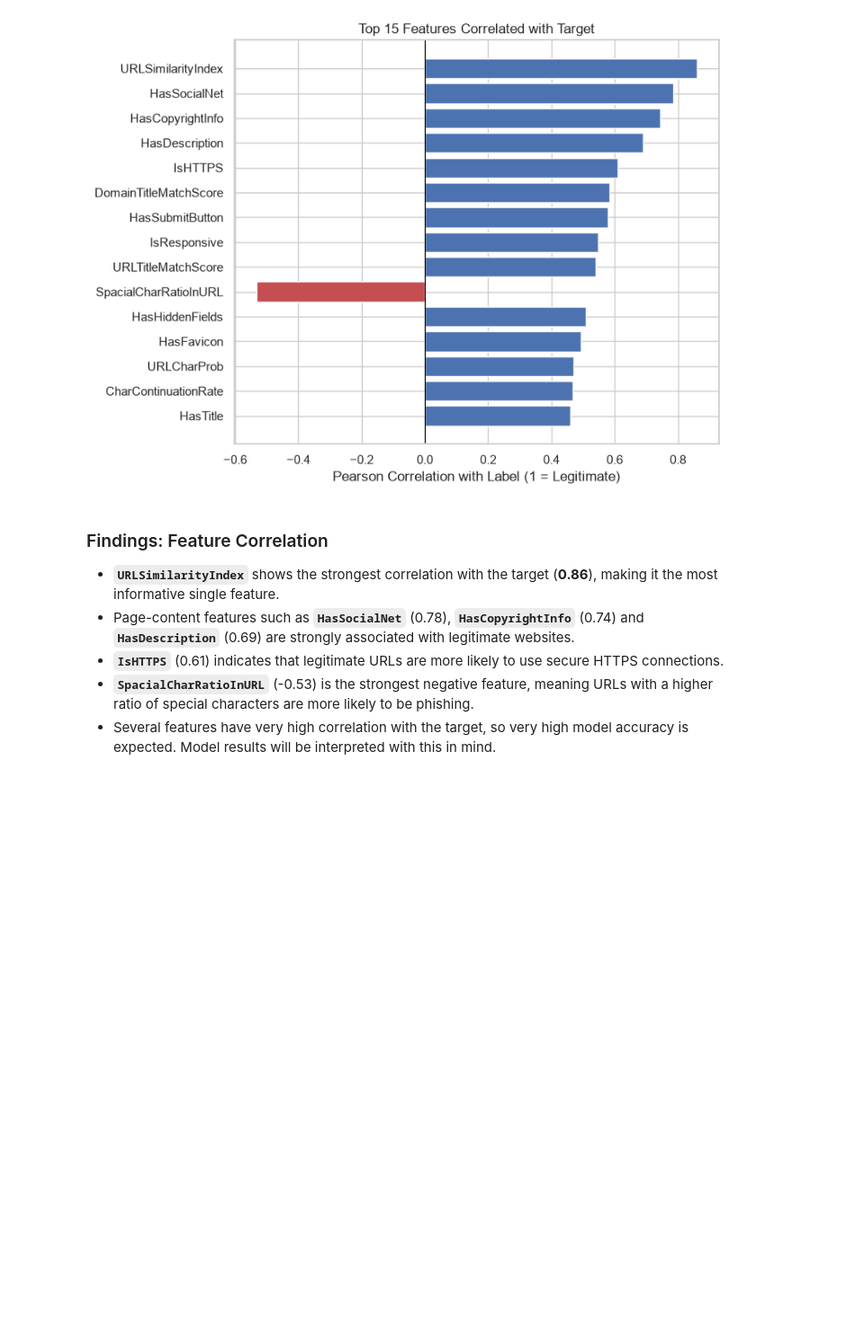
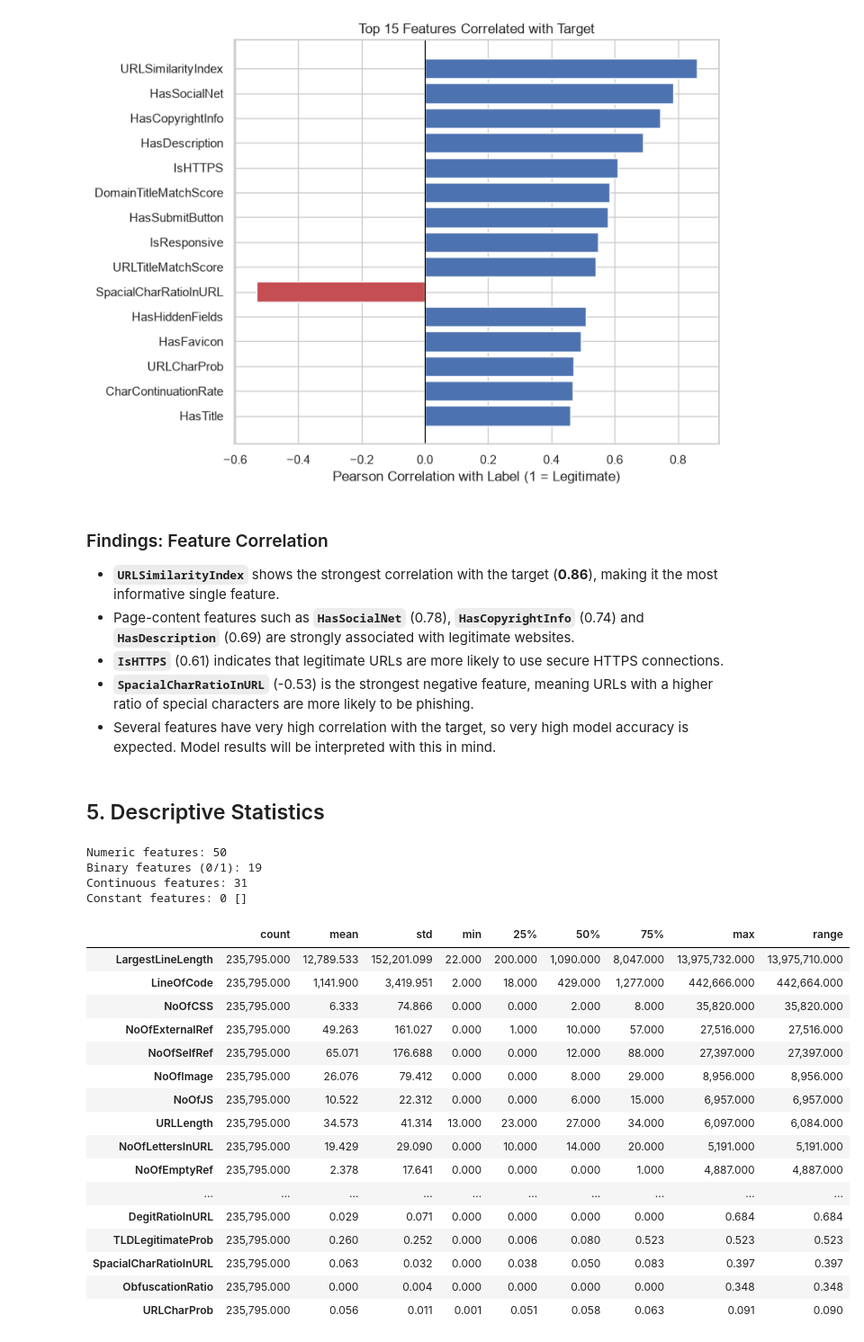
Before and after one commit to imansharinda-ux/DetectIt-ml, a Jupyter notebook: notebooks/01_eda.ipynb, the cells around one changed output. Shown at 90% size. Drawn from its saved outputs; the diff is of its cells as text; code cells hidden in the pictures; blank space fills up the shorter version.

Commit message:
feat: add descriptive statistics and skewness analysis to EDA

```diff
--- a/notebooks/01_eda.ipynb
+++ b/notebooks/01_eda.ipynb
@@ -12,6 +12,7 @@ import matplotlib.pyplot as plt
 import seaborn as sns
 
 pd.set_option("display.max_columns", None)
+pd.set_option("display.float_format", "{:,.3f}".format)
 sns.set_theme(style="whitegrid")
 
 DATA_PATH = Path("../data/PhiUSIIL_Phishing_URL_Dataset.csv")
@@ -181,3 +182,43 @@ plt.show()
 - **`IsHTTPS`** (0.61) indicates that legitimate URLs are more likely to use secure HTTPS connections.
 - **`SpacialCharRatioInURL`** (-0.53) is the strongest negative feature, meaning URLs with a higher ratio of special characters are more likely to be phishing.
 - Several features have very high correlation with the target, so very high model accuracy is expected. Model results will be interpreted with this in mind.
+# %% [markdown]
+## 5. Descriptive Statistics
+# %%
+numeric_cols = df.select_dtypes(include="number").columns.drop("label")
+
+binary_cols = [col for col in numeric_cols if df[col].nunique() == 2]
+continuous_cols = [col for col in numeric_cols if df[col].nunique() > 2]
+constant_cols = [col for col in numeric_cols if df[col].nunique() <= 1]
+
+print(f"Numeric features: {len(numeric_cols)}")
+print(f"Binary features (0/1): {len(binary_cols)}")
+print(f"Continuous features: {len(continuous_cols)}")
+print(f"Constant features: {len(constant_cols)} {constant_cols}")
+# %% [output]
+Numeric features: 50
+Binary features (0/1): 19
+Continuous features: 31
+Constant features: 0 []
+# %%
+desc = df[continuous_cols].describe().T
+desc["range"] = desc["max"] - desc["min"]
+desc.sort_values("range", ascending=False).round(3)
+# %% [output]
+|  | count | mean | std | min | 25% | 50% | 75% | max | range |
+| LargestLineLength | 235,795.000 | 12,789.533 | 152,201.099 | 22.000 | 200.000 | 1,090.000 | 8,047.000 | 13,975,732.000 | 13,975,710.000 |
+| LineOfCode | 235,795.000 | 1,141.900 | 3,419.951 | 2.000 | 18.000 | 429.000 | 1,277.000 | 442,666.000 | 442,664.000 |
+| NoOfCSS | 235,795.000 | 6.333 | 74.866 | 0.000 | 0.000 | 2.000 | 8.000 | 35,820.000 | 35,820.000 |
+| NoOfExternalRef | 235,795.000 | 49.263 | 161.027 | 0.000 | 1.000 | 10.000 | 57.000 | 27,516.000 | 27,516.000 |
+| NoOfSelfRef | 235,795.000 | 65.071 | 176.688 | 0.000 | 0.000 | 12.000 | 88.000 | 27,397.000 | 27,397.000 |
+| NoOfImage | 235,795.000 | 26.076 | 79.412 | 0.000 | 0.000 | 8.000 | 29.000 | 8,956.000 | 8,956.000 |
+| NoOfJS | 235,795.000 | 10.522 | 22.312 | 0.000 | 0.000 | 6.000 | 15.000 | 6,957.000 | 6,957.000 |
+| URLLength | 235,795.000 | 34.573 | 41.314 | 13.000 | 23.000 | 27.000 | 34.000 | 6,097.000 | 6,084.000 |
+| NoOfLettersInURL | 235,795.000 | 19.429 | 29.090 | 0.000 | 10.000 | 14.000 | 20.000 | 5,191.000 | 5,191.000 |
+| NoOfEmptyRef | 235,795.000 | 2.378 | 17.641 | 0.000 | 0.000 | 0.000 | 1.000 | 4,887.000 | 4,887.000 |
+| ... | ... | ... | ... | ... | ... | ... | ... | ... | ... |
+| DegitRatioInURL | 235,795.000 | 0.029 | 0.071 | 0.000 | 0.000 | 0.000 | 0.000 | 0.684 | 0.684 |
+| TLDLegitimateProb | 235,795.000 | 0.260 | 0.252 | 0.000 | 0.006 | 0.080 | 0.523 | 0.523 | 0.523 |
+| SpacialCharRatioInURL | 235,795.000 | 0.063 | 0.032 | 0.000 | 0.038 | 0.050 | 0.083 | 0.397 | 0.397 |
+| ObfuscationRatio | 235,795.000 | 0.000 | 0.004 | 0.000 | 0.000 | 0.000 | 0.000 | 0.348 | 0.348 |
+| URLCharProb | 235,795.000 | 0.056 | 0.011 | 0.001 | 0.051 | 0.058 | 0.063 | 0.091 | 0.090 |
```
Also changed, not shown: parts of 5 cells of this notebook.
